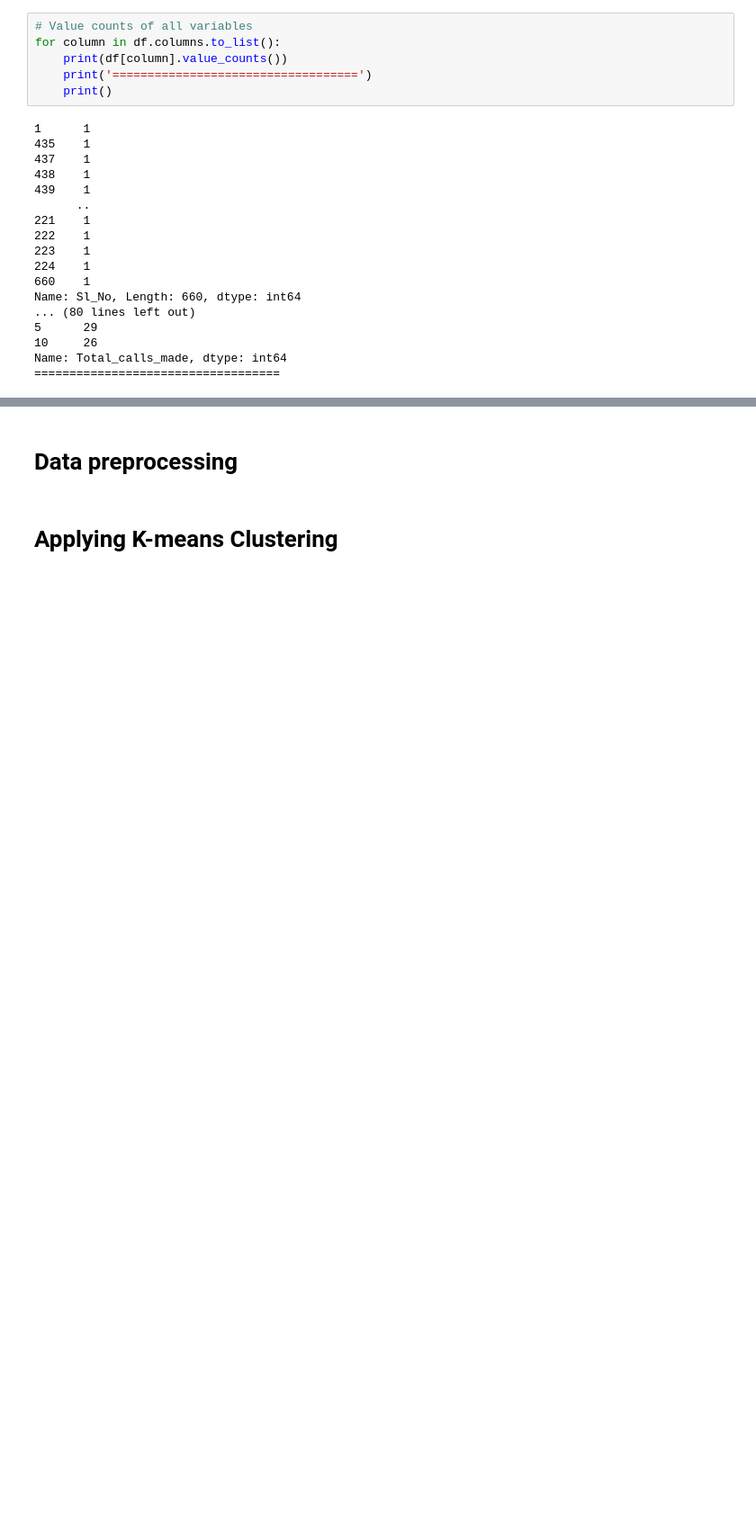
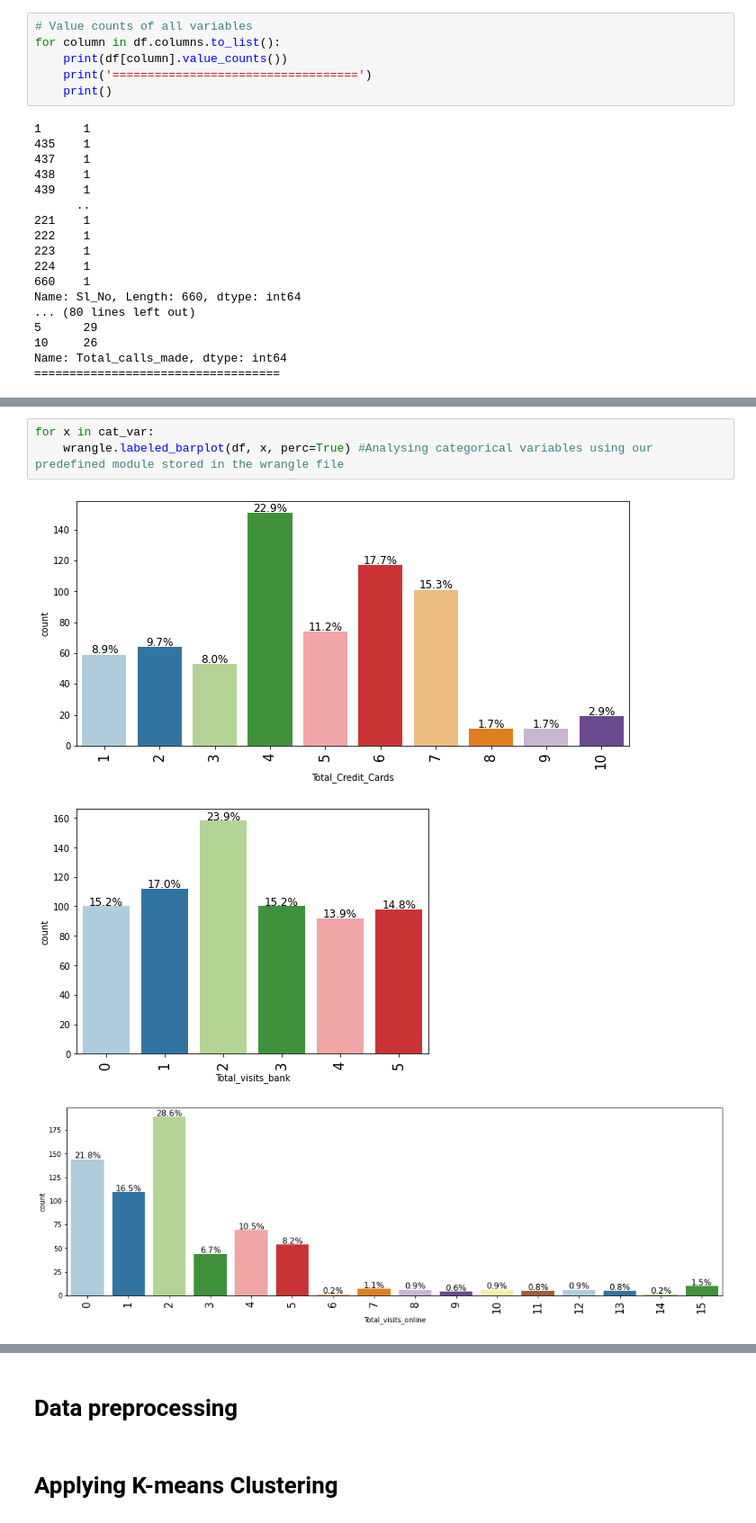
Before and after one commit to cfreeman22/AllLifeBankCustomer_Segmentation, a Jupyter notebook: AllLifeBankCustomerSegmentation.ipynb, the cells around one changed output, grey strips where cells are left out. Shown at 90% size. Saved outputs shown, nothing was run; the diff lists cells and outputs as text; blank space fills up the shorter version.

```diff
--- a/AllLifeBankCustomerSegmentation.ipynb
+++ b/AllLifeBankCustomerSegmentation.ipynb
@@ -157,0 +170,7 @@ Name: Total_calls_made, dtype: int64
+# %%
+for x in cat_var:
+    wrangle.labeled_barplot(df, x, perc=True) #Analysing categorical variables using our predefined module stored in the wrangle file
+# %% [output]
+[figure, added]
+[figure, added]
+[figure, added]
```
Also changed, not shown: parts of 19 cells of this notebook.
